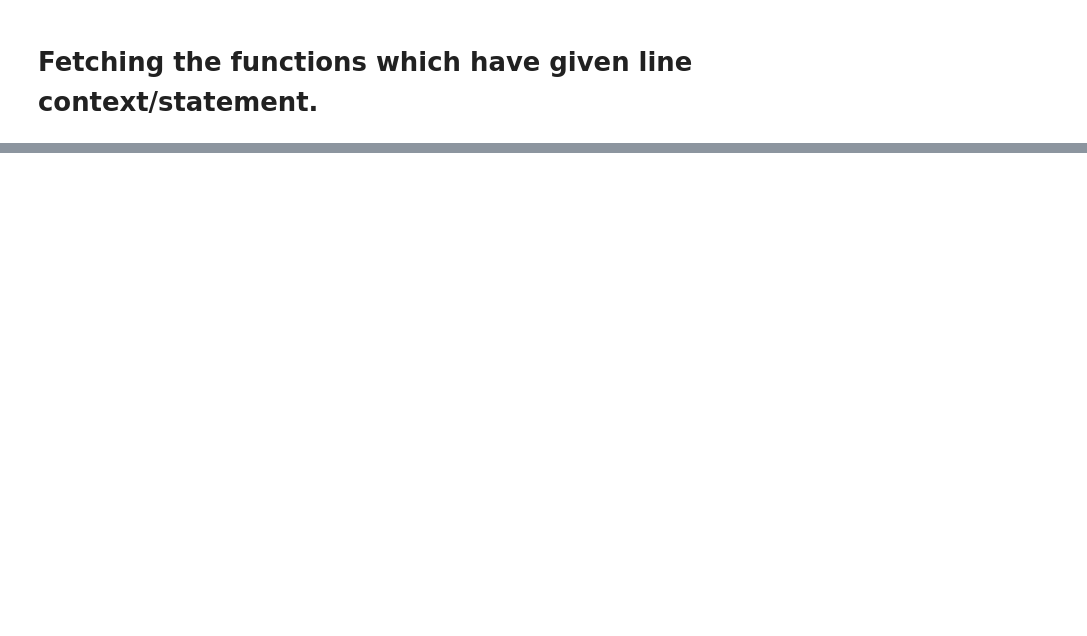
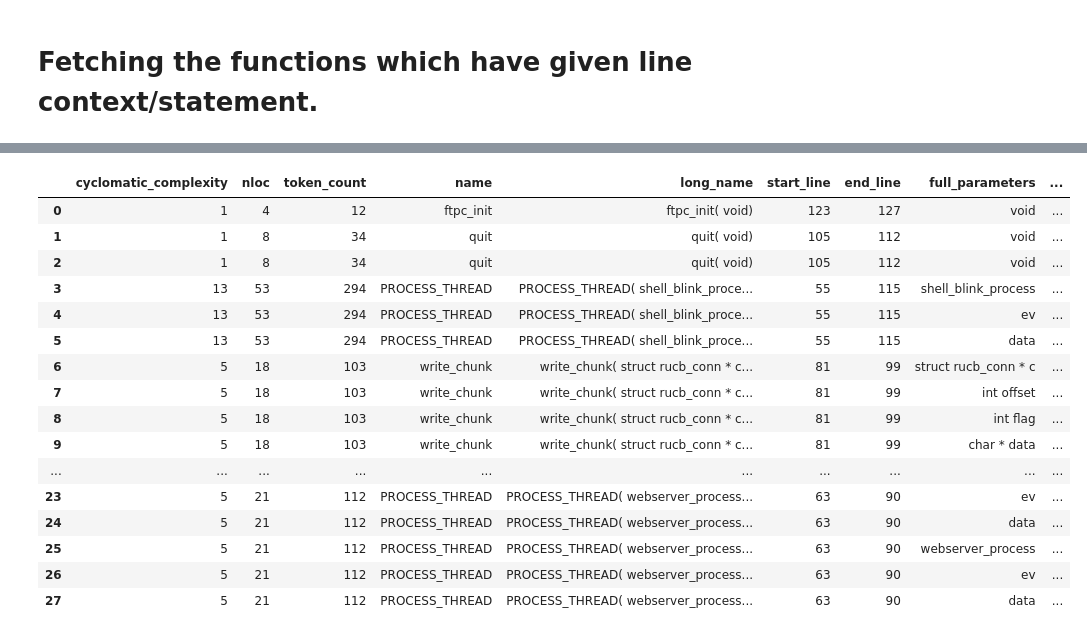
Before and after one commit to SmartSecLab/IoTvulCode, a Jupyter notebook: notebooks/stat.ipynb, the cells around one changed output, grey strips where cells are left out. Cells and saved outputs as stored; diff of their text form; code cells hidden in the pictures; blank space fills up the shorter version.

```diff
--- a/notebooks/stat.ipynb
+++ b/notebooks/stat.ipynb
@@ -188,0 +252,89 @@ Shape of the dataframe:  (20, 12)
+# %%
+import itertools
+
+
+def file2metrics(source_file, df_flaw, tool='cppcheck'):
+    """ split the given file into a list of function blocks and return their metrics into a dataframe
+    """
+
+    if tool=='flawfinder':
+        lines = list(set(list(df_flaw.Line)))
+    elif tool== 'cppcheck':
+        df_flaw = df_flaw.rename(columns={'cwe':'CWEs', 'line': 'Line'})
+        lines = list(set(list(df_flaw.Line[0])))
+    else:
+        print('Please select a valid tool!')
+        exit(1)
+
+    lines = [eval(l) for l in lines] # python default casting to integer
+    df = pd.DataFrame()
+
+    with open(source_file, "r") as fp:
+        liz_file = lizard.analyze_file.analyze_source_code(source_file,  fp.read())
+
+        for ifun in range(len(liz_file.function_list)):
+            # print(liz_file.function_list[ifun].__dict__)
+            fun_metrics = liz_file.function_list[ifun].__dict__
+            df_fun = pd.DataFrame.from_dict(fun_metrics)
+
+            start = int(fun_metrics['start_line'])
+            end = int(fun_metrics['end_line'])
+            fp.seek(0) # move header to the initial point of the file
+
+            vul_statement, cwe, vul_bool = '', [], False
+
+            # check if any of the lines of the file belong to any functions
+            for l in lines:
+                fun_block = [line for line in itertools.islice(fp, start, end)]
+                df_fun['code'] =  fun_metrics['long_name'] + ''.join(fun_block)
+
+
+                # check if the vulnerability content/statement appear in the function block or not.
+                if start <= l <= end:
+                    vul_statement = df_flaw[df_flaw.Line==l]['Context'].values[0]
+                    vul_type = df_flaw[df_flaw.Line==l]['CWEs'].values[0]
+                    cwe.append((vul_type, vul_statement))
+
+                df_fun['CWEs'] = str(cwe)
+
+            df_fun['is_vul'] = vul_bool
+            df = pd.concat([df, df_fun])
+            return df
+
+    # <guru> I think there is a problem in lizard detecting the correct full_parameters
+    # either we have to concatenate two lines of full_parameters or ignore it and take it from long_name if needed.
+    # drop['full_parameters', 'fan_in', 'fan_out', 'general_fan_out'] because lizard has not properly
+    # implemented these parameters yet.
+
+    cols_filter = ['full_parameters', 'fan_in', 'fan_out', 'general_fan_out']
+    df = df.drop(cols_filter, axis=1).drop_duplicates().reset_index(drop=True)
+    print('Shape of the dataframe: ', df.shape)
+    return df
+
+file2metrics(df_flaw.file[0], df_flaw, tool='cppcheck')
+
+df_prj = pd.DataFrame()
+
+for i in range(len(df_flaw)):
+    df_file = file2metrics(df_flaw.file[i], df_flaw, tool='cppcheck')
+    df_prj = pd.concat([df_prj, df_file])
+
+df_prj.reset_index(drop=True)
+# %% [output]
+|  | cyclomatic_complexity | nloc | token_count | name | long_name | start_line | end_line | full_parameters | ... |
+| 0 | 1 | 4 | 12 | ftpc_init | ftpc_init( void) | 123 | 127 | void | ... |
+| 1 | 1 | 8 | 34 | quit | quit( void) | 105 | 112 | void | ... |
+| 2 | 1 | 8 | 34 | quit | quit( void) | 105 | 112 | void | ... |
+| 3 | 13 | 53 | 294 | PROCESS_THREAD | PROCESS_THREAD( shell_blink_proce... | 55 | 115 | shell_blink_process | ... |
+| 4 | 13 | 53 | 294 | PROCESS_THREAD | PROCESS_THREAD( shell_blink_proce... | 55 | 115 | ev | ... |
+| 5 | 13 | 53 | 294 | PROCESS_THREAD | PROCESS_THREAD( shell_blink_proce... | 55 | 115 | data | ... |
+| 6 | 5 | 18 | 103 | write_chunk | write_chunk( struct rucb_conn * c... | 81 | 99 | struct rucb_conn * c | ... |
+| 7 | 5 | 18 | 103 | write_chunk | write_chunk( struct rucb_conn * c... | 81 | 99 | int offset | ... |
+| 8 | 5 | 18 | 103 | write_chunk | write_chunk( struct rucb_conn * c... | 81 | 99 | int flag | ... |
+| 9 | 5 | 18 | 103 | write_chunk | write_chunk( struct rucb_conn * c... | 81 | 99 | char * data | ... |
+| ... | ... | ... | ... | ... | ... | ... | ... | ... | ... |
+| 23 | 5 | 21 | 112 | PROCESS_THREAD | PROCESS_THREAD( webserver_process... | 63 | 90 | ev | ... |
+| 24 | 5 | 21 | 112 | PROCESS_THREAD | PROCESS_THREAD( webserver_process... | 63 | 90 | data | ... |
+| 25 | 5 | 21 | 112 | PROCESS_THREAD | PROCESS_THREAD( webserver_process... | 63 | 90 | webserver_process | ... |
+| 26 | 5 | 21 | 112 | PROCESS_THREAD | PROCESS_THREAD( webserver_process... | 63 | 90 | ev | ... |
+| 27 | 5 | 21 | 112 | PROCESS_THREAD | PROCESS_THREAD( webserver_process... | 63 | 90 | data | ... |
```
Also changed, not shown: parts of 6 cells of this notebook, 3 other files.
